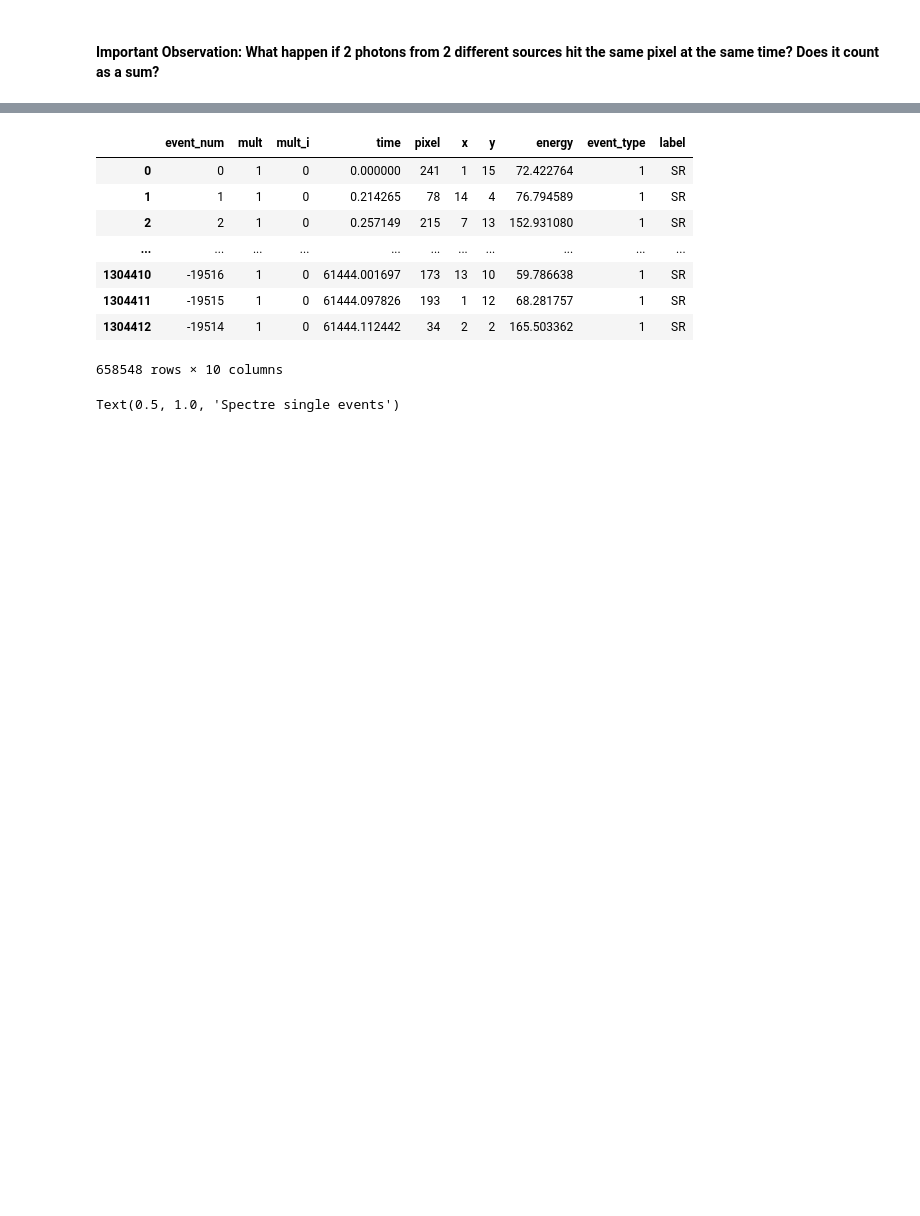
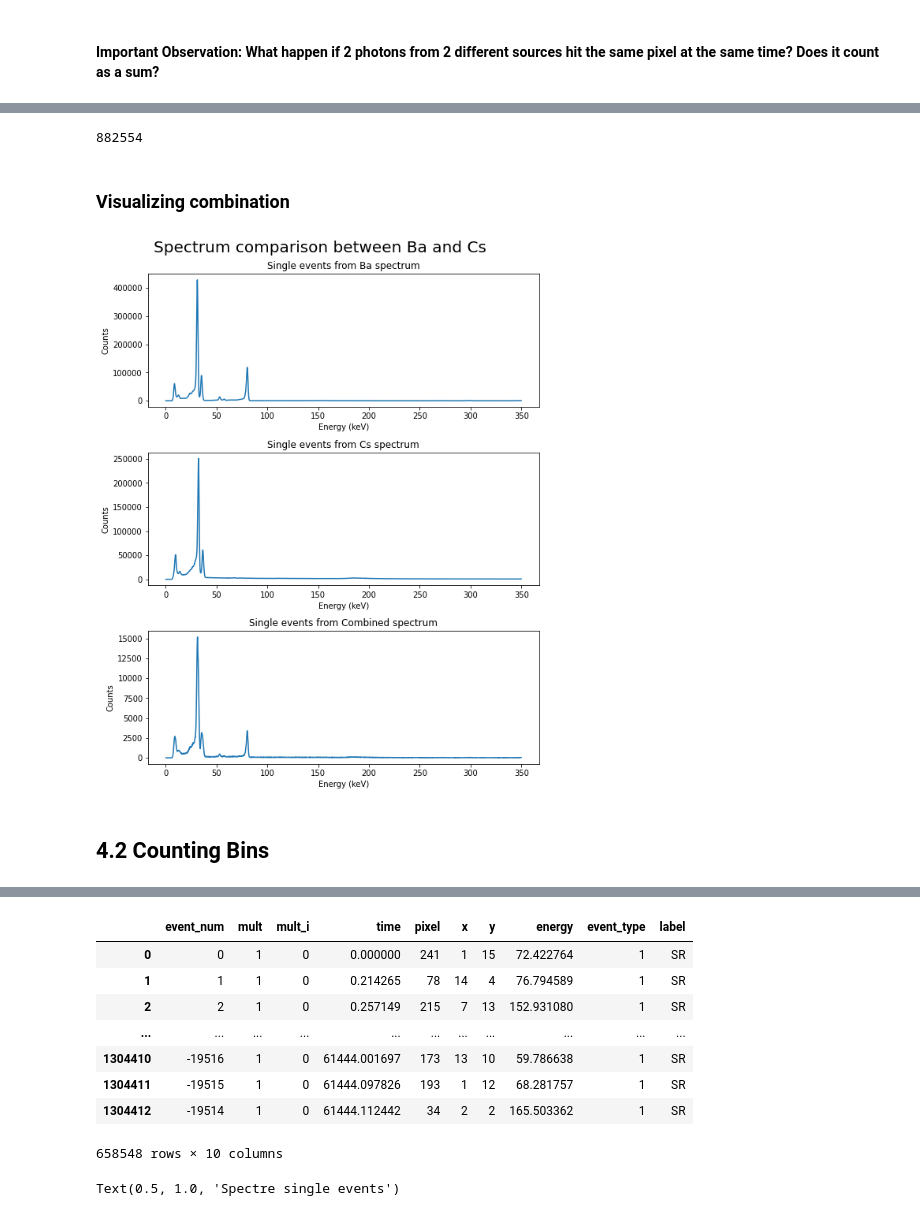
Before and after one commit to FelipeMFO/phd-data-wrangling, a Jupyter notebook: notebooks/eda.ipynb, the cells around one changed output, grey strips where cells are left out. Cells and saved outputs as stored; diff of their text form; code cells hidden in the pictures; blank space fills up the shorter version.

Commit message:
Create DataFrame object from dict

```diff
--- a/notebooks/eda.ipynb
+++ b/notebooks/eda.ipynb
@@ -122,6 +150,9 @@ HALF_OUTPUT_SIZE = OUTPUT_SIZE//2
 # %%
-feng.mix_numpy_arrays_comp_list(
-    (energies['sp'], energies['ba']),
-    (HALF_OUTPUT_SIZE, HALF_OUTPUT_SIZE)
+%%time
+elem1 = "ba"
+elem2 = "cs"
+combination = feng.mix_numpy_arrays_comp_list(
+    tuple_arrays=(energies[elem1], energies[elem2]),
+    tuple_amounts=(HALF_OUTPUT_SIZE, HALF_OUTPUT_SIZE)
 )
 # %% [output]
@@ -250,0 +161,17 @@ Wall time: 30.8 ms
+# %%
+len(combination)
+# %% [output]
+882554
+# %% [markdown]
+### Visualizing combination
+# %%
+plots.plot_spectrums(
+    energies_dict={elem1:energies[elem1], elem2:energies[elem2], "Combined": combination},
+    title="Spectrum comparison between Ba and Cs",
+    figsize=(8,10),
+    ncols=1
+)
+# %% [output]
+[figure, added]
+# %% [markdown]
+## 4.2 Counting Bins
```
Also changed, not shown: parts of 47 cells of this notebook, 3 other files.
